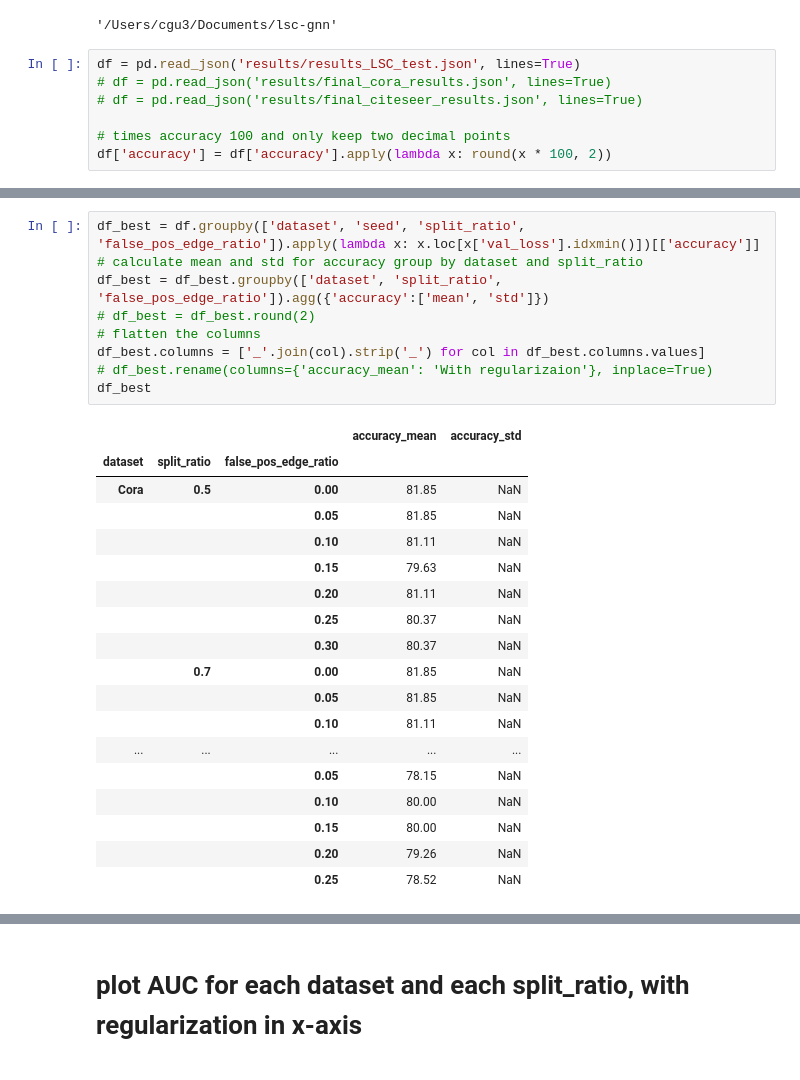
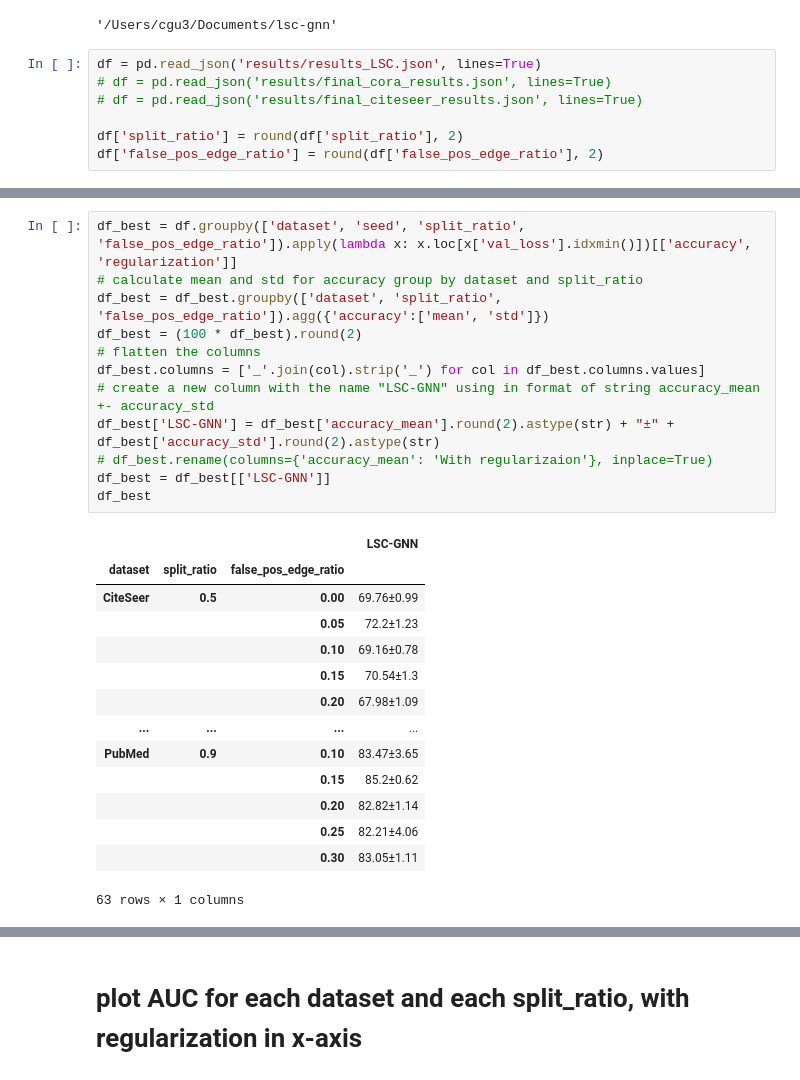
Before and after one commit to FDUguchunhui/latent-space-constraint-GNN, a Jupyter notebook: notebook/analysis/aggregation.ipynb, the cells around one changed output, grey strips where cells are left out. Drawn from its saved outputs; the diff is of its cells as text.

```diff
--- a/notebook/analysis/aggregation.ipynb
+++ b/notebook/analysis/aggregation.ipynb
@@ -11,12 +11,12 @@ import matplotlib.pyplot as plt
 /Users/cgu3/Documents/lsc-gnn
 '/Users/cgu3/Documents/lsc-gnn'
 # %%
-df = pd.read_json('results/results_LSC_test.json', lines=True)
+df = pd.read_json('results/results_LSC.json', lines=True)
 # df = pd.read_json('results/final_cora_results.json', lines=True)
 # df = pd.read_json('results/final_citeseer_results.json', lines=True)
 
-# times accuracy 100 and only keep two decimal points
-df['accuracy'] = df['accuracy'].apply(lambda x: round(x * 100, 2))
+df['split_ratio'] = round(df['split_ratio'], 2)
+df['false_pos_edge_ratio'] = round(df['false_pos_edge_ratio'], 2)
 # %%
 df
 # %% [output]
@@ -64,30 +53,29 @@ df_first
 # %%
-df_best = df.groupby(['dataset', 'seed', 'split_ratio', 'false_pos_edge_ratio']).apply(lambda x: x.loc[x['val_loss'].idxmin()])[['accuracy']]
+df_best = df.groupby(['dataset', 'seed', 'split_ratio', 'false_pos_edge_ratio']).apply(lambda x: x.loc[x['val_loss'].idxmin()])[['accuracy', 'regularization']]
 # calculate mean and std for accuracy group by dataset and split_ratio
 df_best = df_best.groupby(['dataset', 'split_ratio', 'false_pos_edge_ratio']).agg({'accuracy':['mean', 'std']})
-# df_best = df_best.round(2)
+df_best = (100 * df_best).round(2)
 # flatten the columns
 df_best.columns = ['_'.join(col).strip('_') for col in df_best.columns.values]
+# create a new column with the name "LSC-GNN" using in format of string accuracy_mean +- accuracy_std
+df_best['LSC-GNN'] = df_best['accuracy_mean'].round(2).astype(str) + "±" + df_best['accuracy_std'].round(2).astype(str)
 # df_best.rename(columns={'accuracy_mean': 'With regularizaion'}, inplace=True)
+df_best = df_best[['LSC-GNN']]
 df_best
 # %% [output]
-|  |  |  | accuracy_mean | accuracy_std |
-| dataset | split_ratio | false_pos_edge_ratio |  |  |
-| Cora | 0.5 | 0.00 | 81.85 | NaN |
-|  |  | 0.05 | 81.85 | NaN |
-|  |  | 0.10 | 81.11 | NaN |
-|  |  | 0.15 | 79.63 | NaN |
-|  |  | 0.20 | 81.11 | NaN |
-|  |  | 0.25 | 80.37 | NaN |
-|  |  | 0.30 | 80.37 | NaN |
-|  | 0.7 | 0.00 | 81.85 | NaN |
-|  |  | 0.05 | 81.85 | NaN |
-|  |  | 0.10 | 81.11 | NaN |
-| ... | ... | ... | ... | ... |
-|  |  | 0.05 | 78.15 | NaN |
-|  |  | 0.10 | 80.00 | NaN |
-|  |  | 0.15 | 80.00 | NaN |
-|  |  | 0.20 | 79.26 | NaN |
-|  |  | 0.25 | 78.52 | NaN |
+|  |  |  | LSC-GNN |
+| dataset | split_ratio | false_pos_edge_ratio |  |
+| CiteSeer | 0.5 | 0.00 | 69.76±0.99 |
+|  |  | 0.05 | 72.2±1.23 |
+|  |  | 0.10 | 69.16±0.78 |
+|  |  | 0.15 | 70.54±1.3 |
+|  |  | 0.20 | 67.98±1.09 |
+| ... | ... | ... | ... |
+| PubMed | 0.9 | 0.10 | 83.47±3.65 |
+|  |  | 0.15 | 85.2±0.62 |
+|  |  | 0.20 | 82.82±1.14 |
+|  |  | 0.25 | 82.21±4.06 |
+|  |  | 0.30 | 83.05±1.11 |
+63 rows × 1 columns
 # %%
 # combine df_first and df_best horizontally
```
Also changed, not shown: parts of 10 cells of this notebook, 2 other files.
